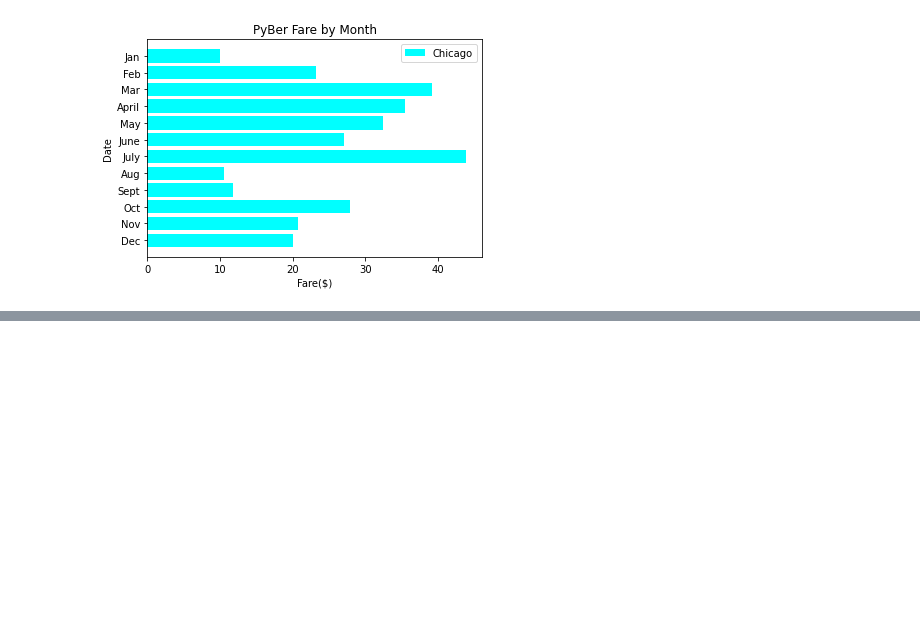
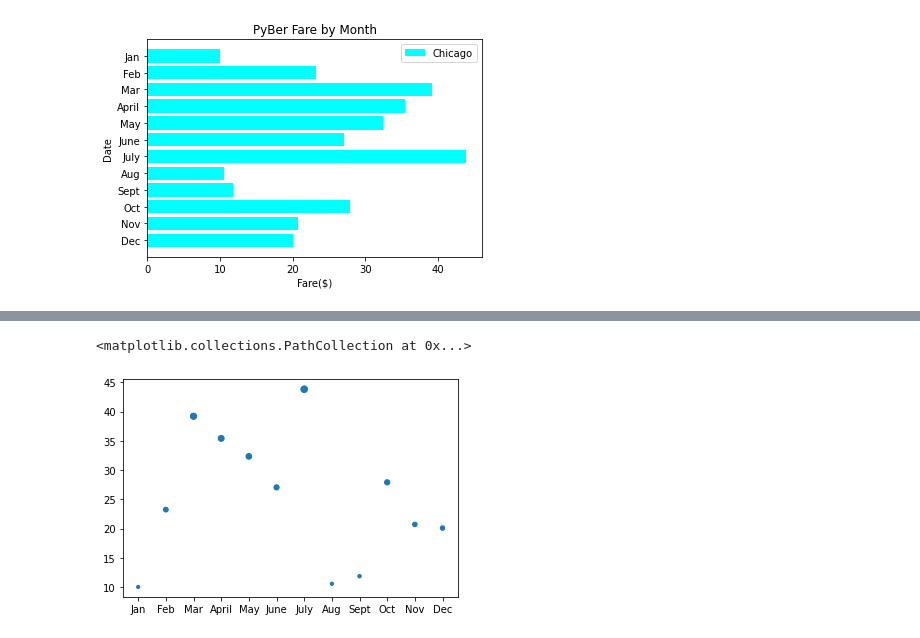
Before and after one commit to secicciari/PyBer_Analysis, a Jupyter notebook: matplotlib_practice.ipynb, the cells around one changed output, grey strips where cells are left out. Saved outputs shown, nothing was run; the diff lists cells and outputs as text; code cells hidden in the pictures; blank space fills up the shorter version.

```diff
--- a/matplotlib_practice.ipynb
+++ b/matplotlib_practice.ipynb
@@ -178,0 +210,5 @@ ax.legend()
+# %%
+plt.scatter(x_axis, y_axis, s=y_axis)
+# %% [output]
+<matplotlib.collections.PathCollection at 0x...>
+[figure, added]
```
Also changed, not shown: parts of 13 cells of this notebook, 2 other files.
